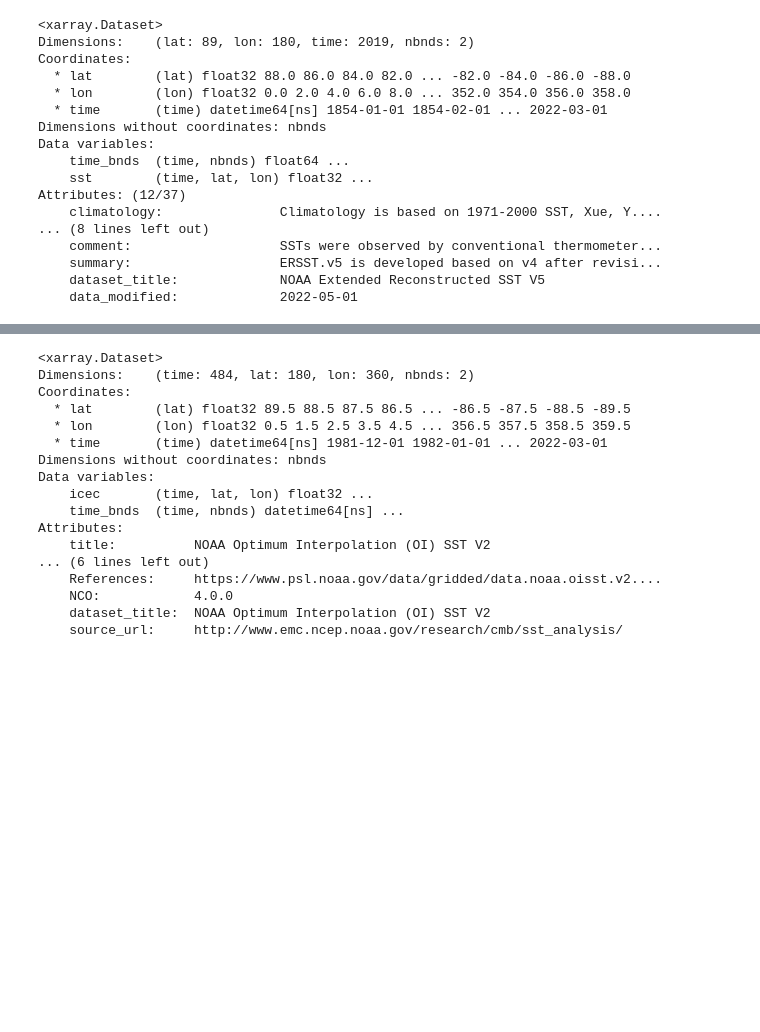
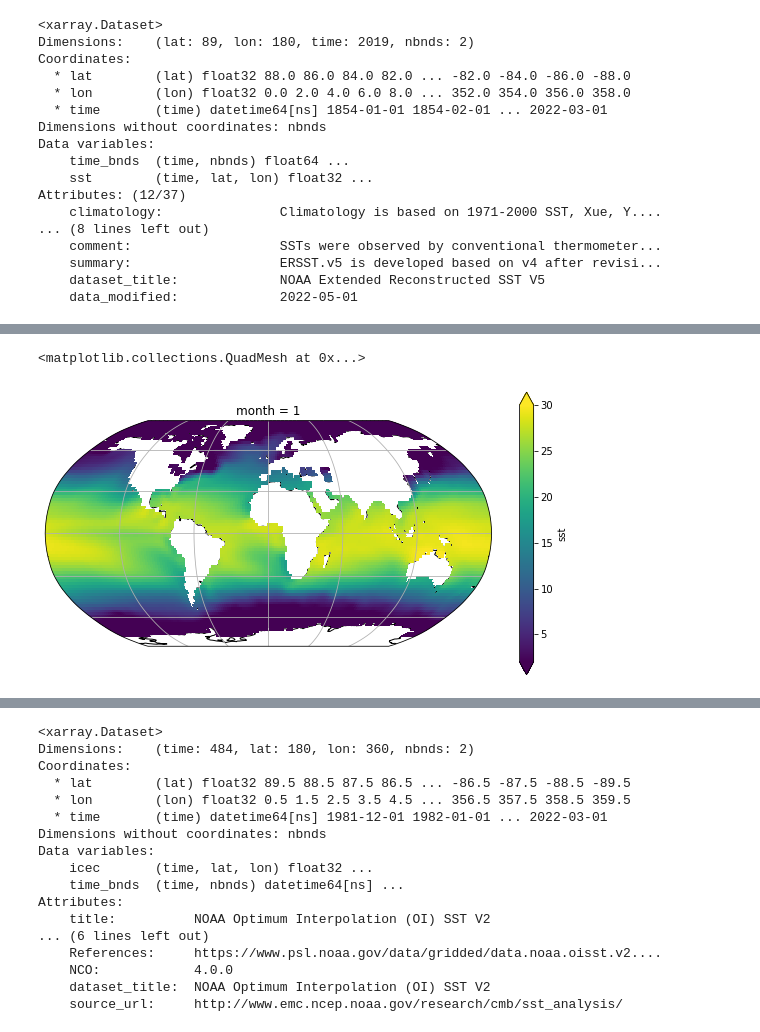
Before and after one commit to lorenzlorg/Big-Data-GIS-project, a Jupyter notebook: project.ipynb, the cells around one changed output, grey strips where cells are left out. Cells and saved outputs as stored; diff of their text form; code cells hidden in the pictures; blank space fills up the shorter version.

```diff
--- a/project.ipynb
+++ b/project.ipynb
@@ -53,0 +116,16 @@ sst.plot(ax=ax, transform=ccrs.PlateCarree(),
+# %%
+# gennaio medio
+
+sst = sst_data.sst.groupby('time.month').mean('time')  # medie di tutti i mesi per tutti gli anni
+sst[0,:,:]  # seleziono il solo mese di gennaio (media di tutti i gennai nel dataset di tutti gli anni)
+
+sst = sst[0,:,:]
+fig = plt.figure(figsize=(10,13))
+ax = plt.axes(projection=ccrs.Robinson())
+ax.coastlines()
+ax.gridlines()
+sst.plot(ax=ax, transform=ccrs.PlateCarree(),
+         vmin=2, vmax=30, cbar_kwargs={'shrink': 0.4})
+# %% [output]
+<matplotlib.collections.QuadMesh at 0x...>
+[figure, added]
```
Also changed, not shown: parts of 28 cells of this notebook.
